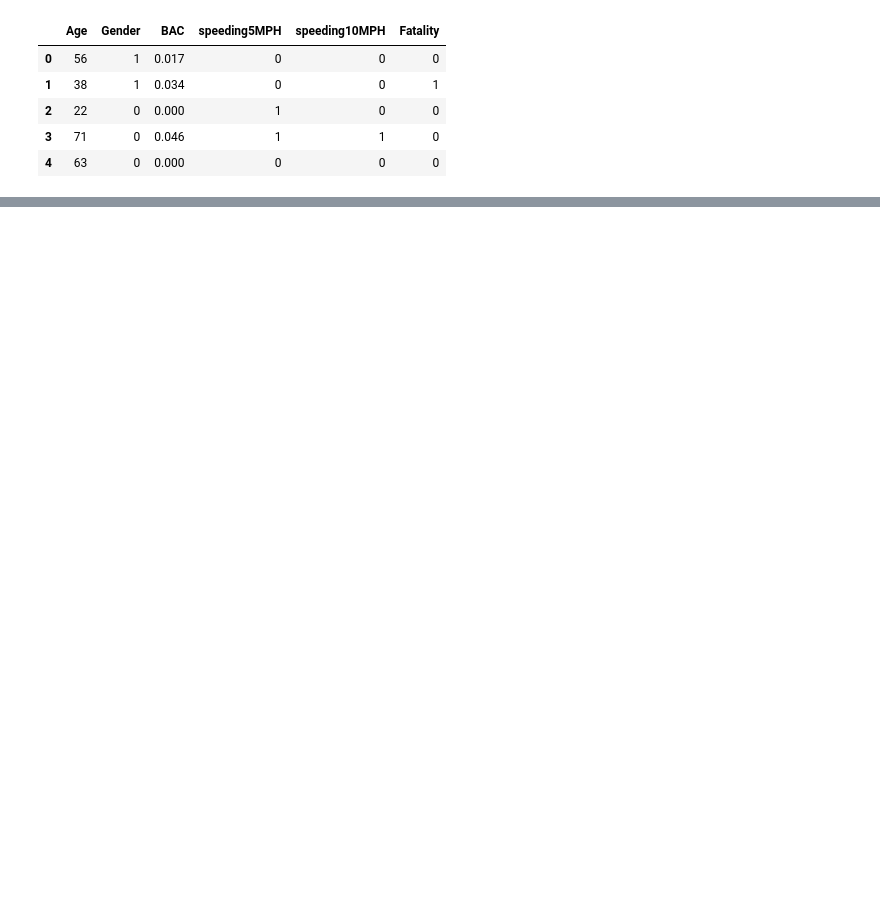
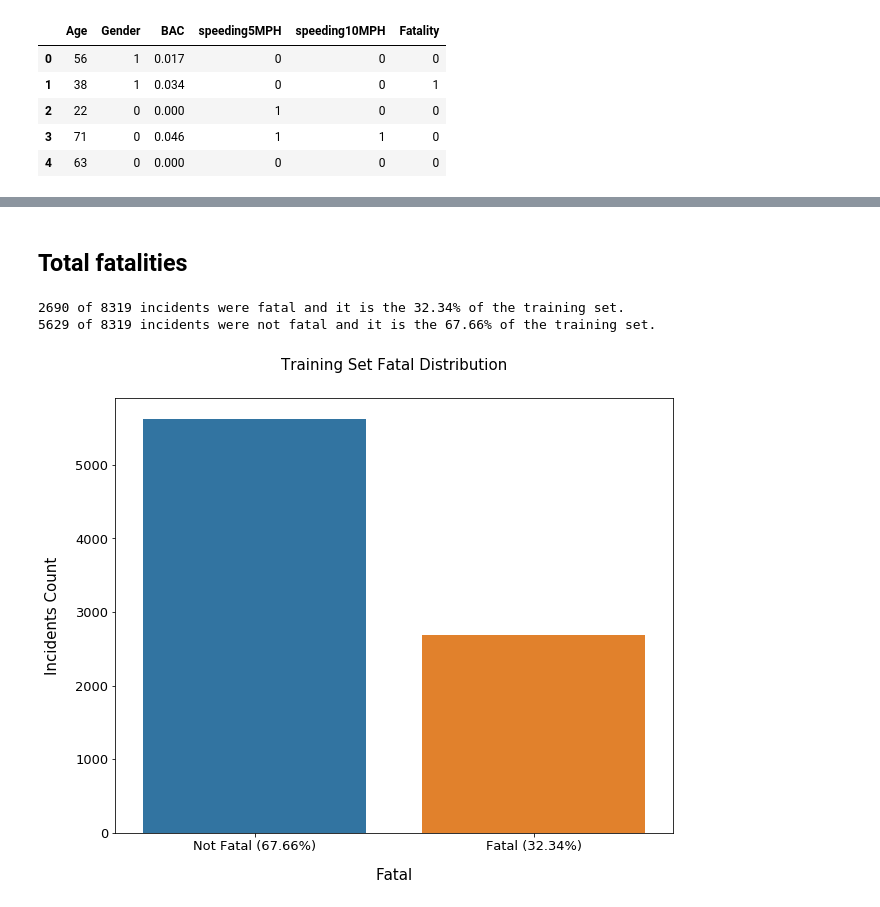
Before and after one commit to jin-sj/cs686_machine_learning, a Jupyter notebook: hw4/hw4.ipynb, the cells around one changed output, grey strips where cells are left out. Saved outputs shown, nothing was run; the diff lists cells and outputs as text; code cells hidden in the pictures; blank space fills up the shorter version.

```diff
--- a/hw4/hw4.ipynb
+++ b/hw4/hw4.ipynb
@@ -27,2 +13,0 @@ train_df.head(10)
-# %%
-train_df.loc[train_df['Fatality'] > 0, 'Fatality'] = 1
@@ -37,9 +14,3 @@ def clean_data(df, train=False):
-# %%
-train_df = clean_data(train_df, True)
-test_df = clean_data(test_df, False)
-train_X = train_df[["Age", "Gender", "BAC", "speeding5MPH", "speeding10MPH"]]
-train_Y = train_df["Fatality"]
-test_X = test_df[["Age", "Gender", "BAC", "speeding5MPH", "speeding10MPH"]]
 # %%
 train_df.head()
 # %% [output]
@@ -51,0 +47,27 @@ train_df.head()
+# %% [markdown]
+## Total fatalities
+# %%
+fatalic = train_df['Fatality'].value_counts()[1]
+not_fatalic = train_df['Fatality'].value_counts()[0]
+fatal_percentage = fatalic / train_df.shape[0] * 100
+not_fatal_percentage = not_fatalic / train_df.shape[0] * 100
+
+print('{} of {} incidents were fatal and it is the {:.2f}% of the training set.'.format(fatalic, train_df.shape[0], fatal_percentage))
+print('{} of {} incidents were not fatal and it is the {:.2f}% of the training set.'.format(not_fatalic, train_df.shape[0], not_fatal_percentage))
+
+plt.figure(figsize=(10, 8))
+sb.countplot(train_df['Fatality'])
+
+plt.xlabel('Fatal', size=15, labelpad=15)
+plt.ylabel('Incidents Count', size=15, labelpad=15)
+plt.xticks((0, 1), ['Not Fatal ({0:.2f}%)'.format(not_fatal_percentage), 'Fatal ({0:.2f}%)'.format(fatal_percentage)])
+plt.tick_params(axis='x', labelsize=13)
+plt.tick_params(axis='y', labelsize=13)
+
+plt.title('Training Set Fatal Distribution', size=15, y=1.05)
+
+plt.show()
+# %% [output]
+2690 of 8319 incidents were fatal and it is the 32.34% of the training set.
+5629 of 8319 incidents were not fatal and it is the 67.66% of the training set.
+[figure, added]
```
Also changed, not shown: parts of 31 cells of this notebook.
